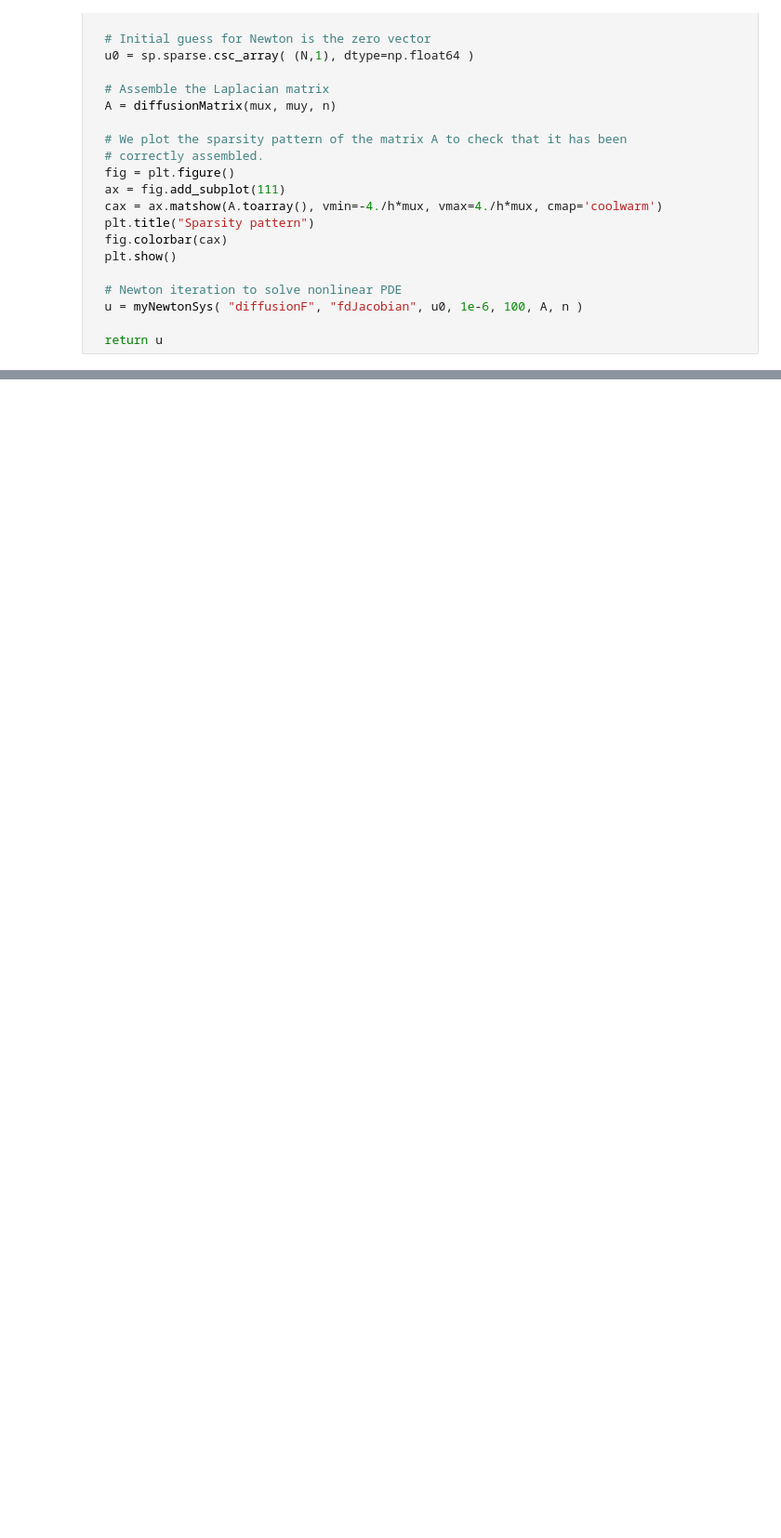
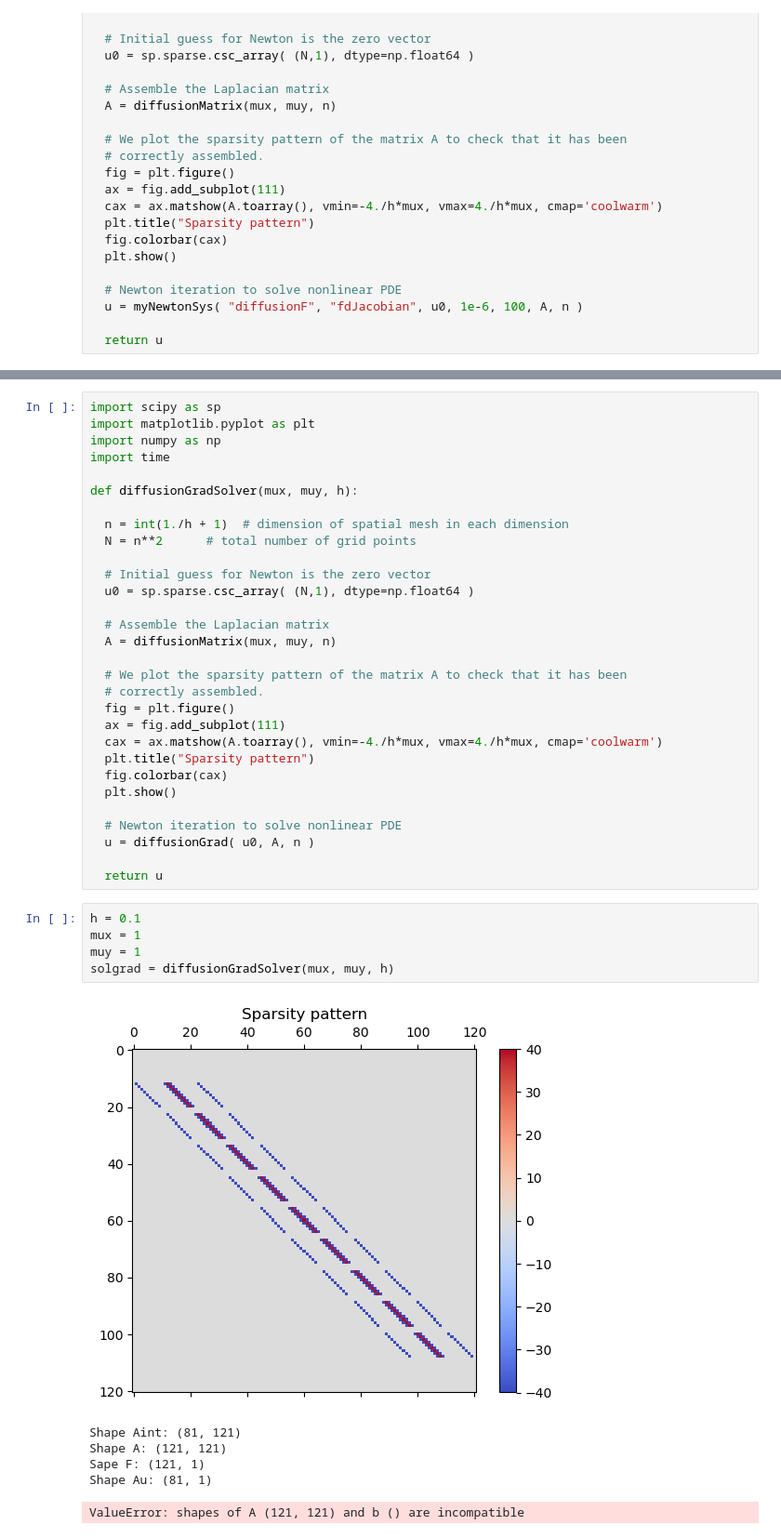
Before and after one commit to RFurze/ScientificComputing, a Jupyter notebook: Assignment2_2.ipynb, the cells around one changed output, grey strips where cells are left out. Shown at 93% size. Drawn from its saved outputs; the diff is of its cells as text; blank space fills up the shorter version.

```diff
--- a/Assignment2_2.ipynb
+++ b/Assignment2_2.ipynb
@@ -304,0 +369,42 @@ plt.show()
+# %%
+import scipy as sp
+import matplotlib.pyplot as plt
+import numpy as np
+import time
+
+def diffusionGradSolver(mux, muy, h):
+
+  n = int(1./h + 1)  # dimension of spatial mesh in each dimension
+  N = n**2      # total number of grid points
+
+  # Initial guess for Newton is the zero vector
+  u0 = sp.sparse.csc_array( (N,1), dtype=np.float64 )
+
+  # Assemble the Laplacian matrix
+  A = diffusionMatrix(mux, muy, n)
+
+  # We plot the sparsity pattern of the matrix A to check that it has been
+  # correctly assembled.
+  fig = plt.figure()
+  ax = fig.add_subplot(111)
+  cax = ax.matshow(A.toarray(), vmin=-4./h*mux, vmax=4./h*mux, cmap='coolwarm')
+  plt.title("Sparsity pattern")
+  fig.colorbar(cax)
+  plt.show()
+
+  # Newton iteration to solve nonlinear PDE
+  u = diffusionGrad( u0, A, n )
+
+  return u
+# %%
+h = 0.1
+mux = 1
+muy = 1
+solgrad = diffusionGradSolver(mux, muy, h)
+# %% [output]
+[figure, added]
+Shape Aint: (81, 121)
+Shape A: (121, 121)
+Sape F: (121, 1)
+Shape Au: (81, 1)
+ValueError: shapes of A (121, 121) and b () are incompatible
```
Also changed, not shown: parts of 10 cells of this notebook.
